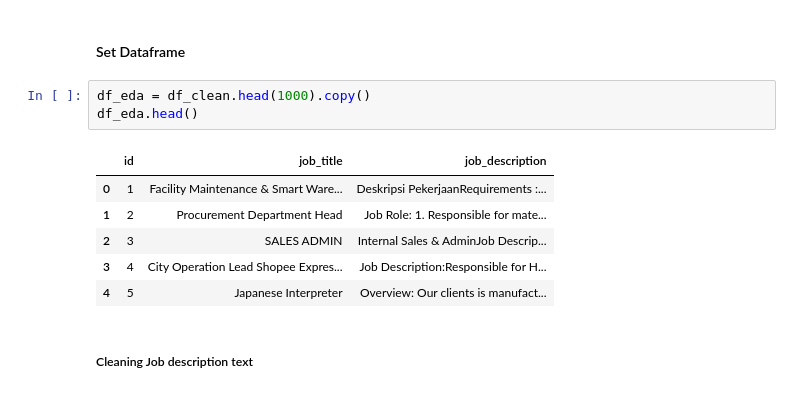
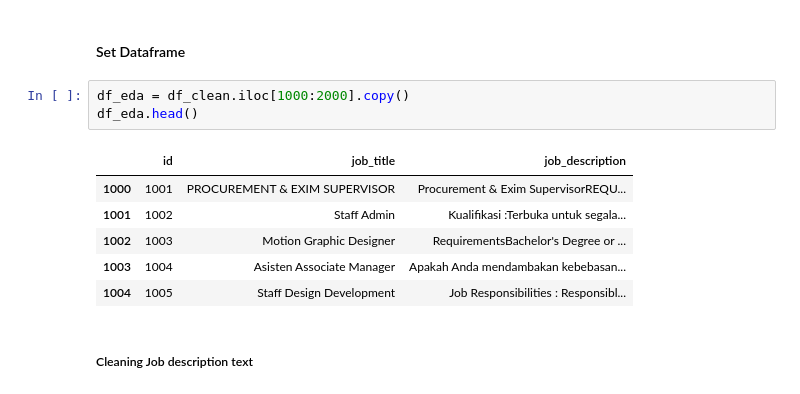
Before and after one commit to muhanangmahrub/Career-Path-Navigator, a Jupyter notebook: notebooks/akbar/notebook.ipynb, the cells around one changed output. Saved outputs shown, nothing was run; the diff lists cells and outputs as text.

```diff
--- a/notebooks/akbar/notebook.ipynb
+++ b/notebooks/akbar/notebook.ipynb
@@ -89,15 +89,15 @@ dtype: int64
 # %% [markdown]
 #### Set Dataframe
 # %%
-df_eda = df_clean.head(1000).copy()
+df_eda = df_clean.iloc[1000:2000].copy()
 df_eda.head()
 # %% [output]
 |  | id | job_title | job_description |
-| 0 | 1 | Facility Maintenance & Smart Ware... | Deskripsi PekerjaanRequirements :... |
-| 1 | 2 | Procurement Department Head | Job Role: 1. Responsible for mate... |
-| 2 | 3 | SALES ADMIN | Internal Sales & AdminJob Descrip... |
-| 3 | 4 | City Operation Lead Shopee Expres... | Job Description:Responsible for H... |
-| 4 | 5 | Japanese Interpreter | Overview: Our clients is manufact... |
+| 1000 | 1001 | PROCUREMENT & EXIM SUPERVISOR | Procurement & Exim SupervisorREQU... |
+| 1001 | 1002 | Staff Admin | Kualifikasi :Terbuka untuk segala... |
+| 1002 | 1003 | Motion Graphic Designer | RequirementsBachelor's Degree or ... |
+| 1003 | 1004 | Asisten Associate Manager | Apakah Anda mendambakan kebebasan... |
+| 1004 | 1005 | Staff Design Development | Job Responsibilities : Responsibl... |
 # %% [markdown]
 ##### Cleaning Job description text
 # %%
```
Also changed, not shown: parts of 4 cells of this notebook, 3 other files.
